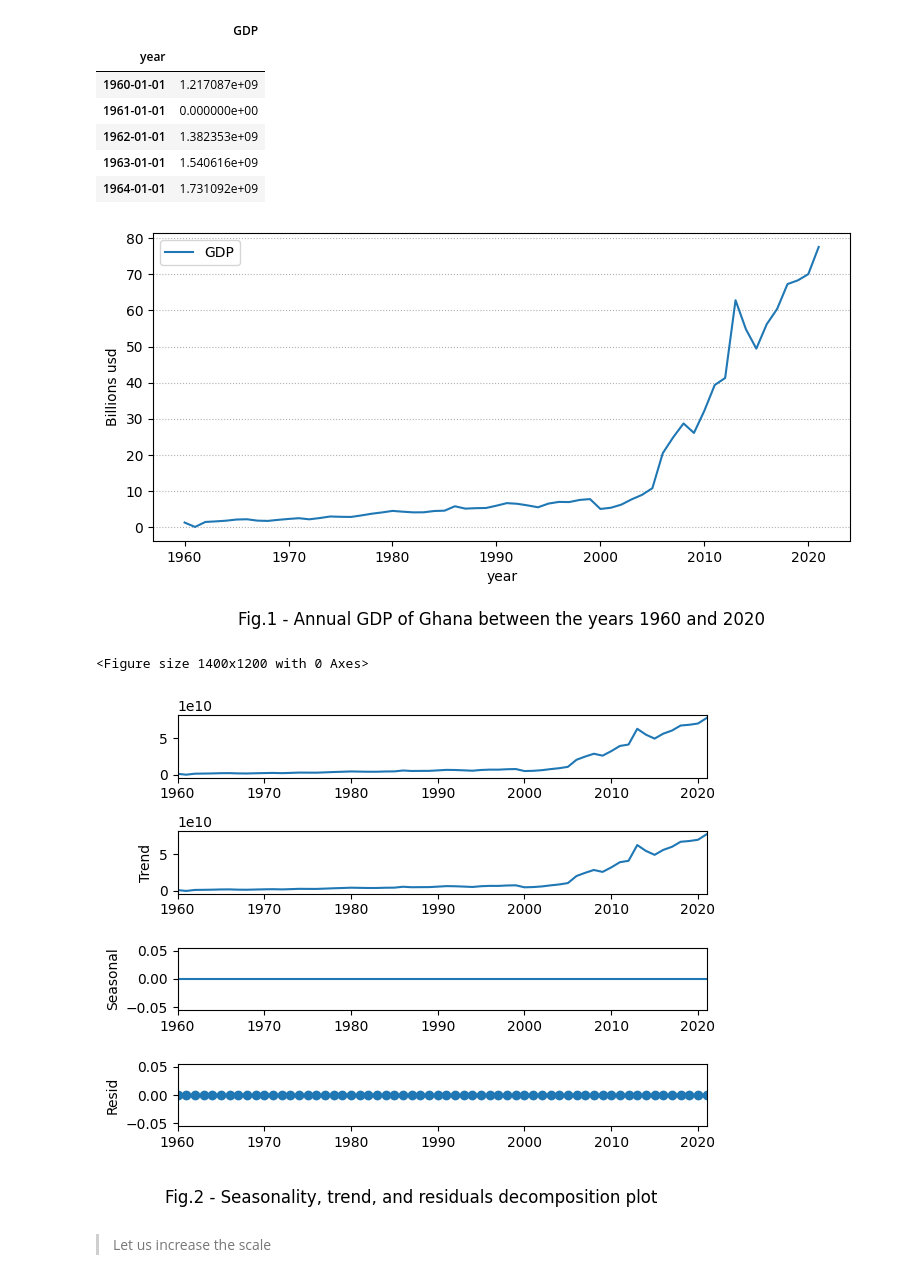
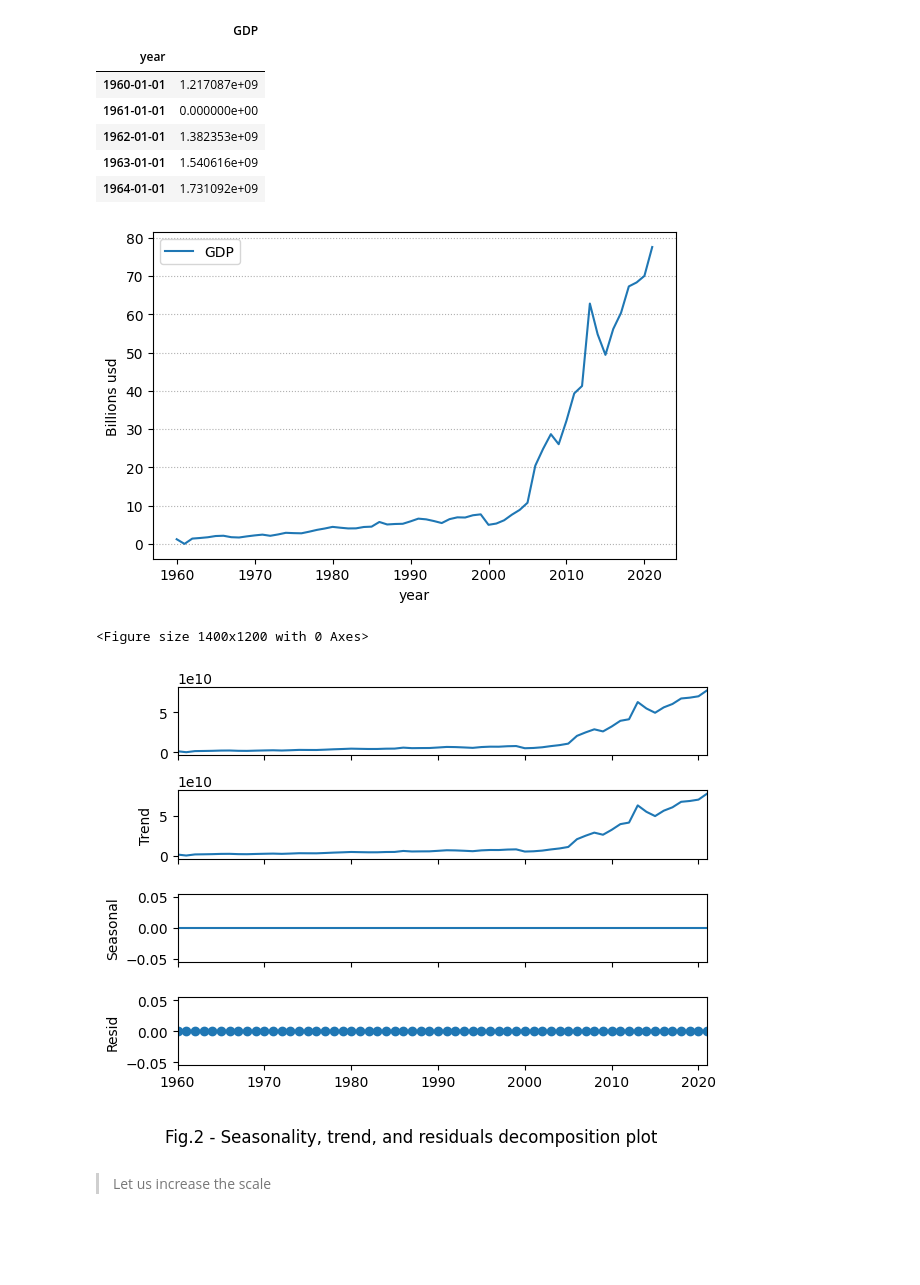
Before and after one commit to Alex1iv/GDP_forecast, a Jupyter notebook: notebooks/GDP_forecast.ipynb, the cells around one changed output. Cells and saved outputs as stored; diff of their text form; code cells hidden in the pictures; blank space fills up the shorter version.

```diff
--- a/notebooks/GDP_forecast.ipynb
+++ b/notebooks/GDP_forecast.ipynb
@@ -59,18 +60,19 @@ data.head()
 | 1964-01-01 | 1.731092e+09 |
 # %%
 fig_id = 1
-plt.figure(figsize=(9,4))
+plt.figure(figsize=(6,4))
 fig = sns.lineplot(data)
 scale_factor_y = 1e9
 ticks_y = ticker.FuncFormatter(lambda y, pos: '{:.0f}'.format(y/scale_factor_y))
 fig.yaxis.set_major_formatter(ticks_y)
 fig.yaxis.grid(linestyle=':')
 
-plt.title("Fig.{} - Annual GDP of Ghana between the years 1960 and 2020".format(fig_id), y=-0.3)
+#plt.title("Fig.{} - Annual GDP of Ghana between the years 1960 and 2020".format(fig_id), y=-0.3)
 plt.ylabel("Billions usd")
-plt.show();
+plt.tight_layout()
+plt.savefig(os.path.join(path_figures, f'fig_{fig_id}.png'));
 # %% [output]
-[figure, old version]
+[figure, new version]
 # %%
 fig_id = 2
 result = seasonal_decompose(data)
@@ -78,10 +80,12 @@ result = seasonal_decompose(data)
 plt.figure(figsize=(14,12))
 result.plot()
 plt.suptitle("Fig.{} - Seasonality, trend, and residuals decomposition plot".format(fig_id), y=-0.05)
-plt.show();
+
+plt.tight_layout()
+plt.savefig(os.path.join(path_figures, f'fig_{fig_id}.png'));
 # %% [output]
 <Figure size 1400x1200 with 0 Axes>
-[figure, old version]
+[figure, new version]
 # %% [markdown]
 > Let us increase the scale
 # %%
```
Also changed, not shown: parts of 14 cells of this notebook.
